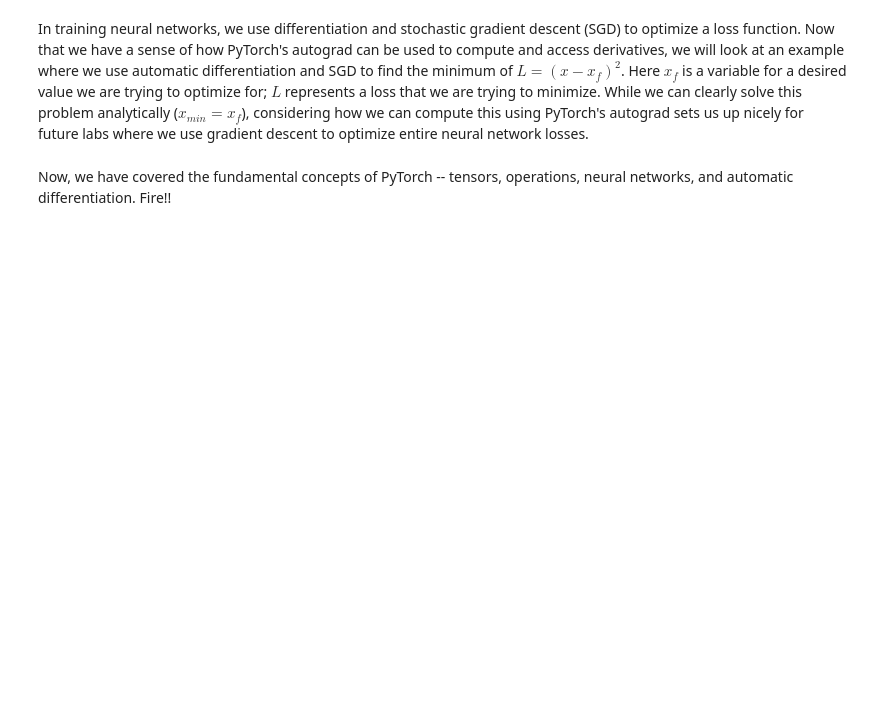
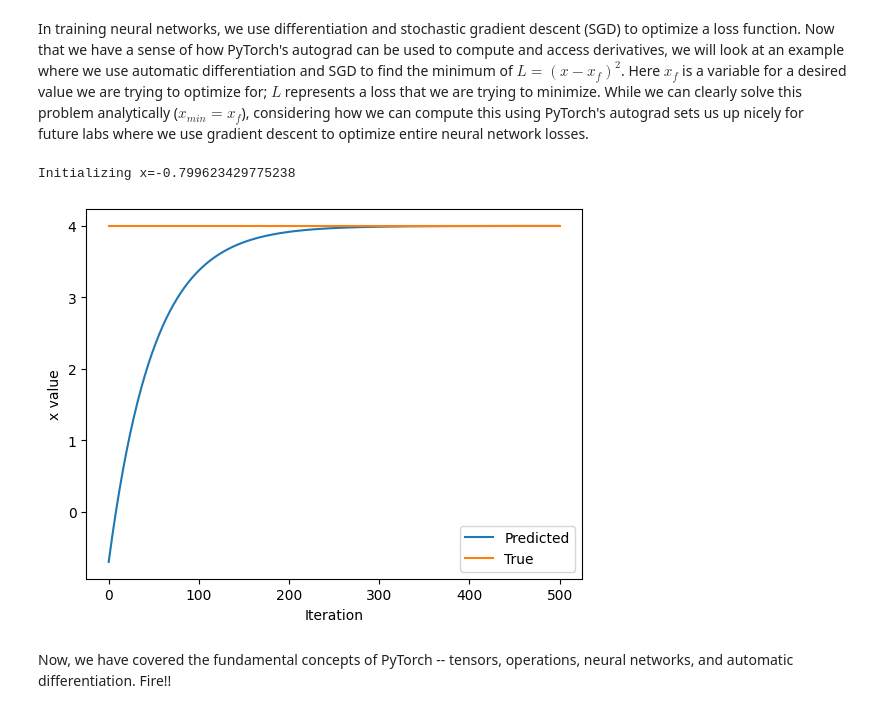
Before and after one commit to basudevpaudelgithub/Deep-Learning, a Jupyter notebook: lab1/PT_Part1_Intro.ipynb, the cells around one changed output. Cells and saved outputs as stored; diff of their text form; code cells hidden in the pictures; blank space fills up the shorter version.

```diff
--- a/lab1/PT_Part1_Intro.ipynb
+++ b/lab1/PT_Part1_Intro.ipynb
@@ -324,33 +348,37 @@ In training neural networks, we use differentiation and stochastic gradient desc
 x = torch.randn(1)
 print(f"Initializing x={x.item()}")
 
 learning_rate = 1e-2  # Learning rate
 history = []
 x_f = 4  # Target value
 
 
 # We will run gradient descent for a number of iterations. At each iteration, we compute the loss,
 #   compute the derivative of the loss with respect to x, and perform the update.
 for i in range(500):
     x = torch.tensor([x], requires_grad=True)
 
     # TODO: Compute the loss as the square of the difference between x and x_f
-    loss = # TODO
+    loss = (x - x_f) ** 2
+
 
     # Backpropagate through the loss to compute gradients
     loss.backward()
 
     # Update x with gradient descent
     x = x.item() - learning_rate * x.grad
 
     history.append(x.item())
 
 # Plot the evolution of x as we optimize toward x_f!
 plt.plot(history)
 plt.plot([0, 500], [x_f, x_f])
 plt.legend(('Predicted', 'True'))
 plt.xlabel('Iteration')
 plt.ylabel('x value')
 plt.show()
+# %% [output]
+Initializing x=-0.799623429775238
+[figure, added]
 # %% [markdown]
 Now, we have covered the fundamental concepts of PyTorch -- tensors, operations, neural networks, and automatic differentiation. Fire!!
```
Also changed, not shown: parts of 11 cells of this notebook.
